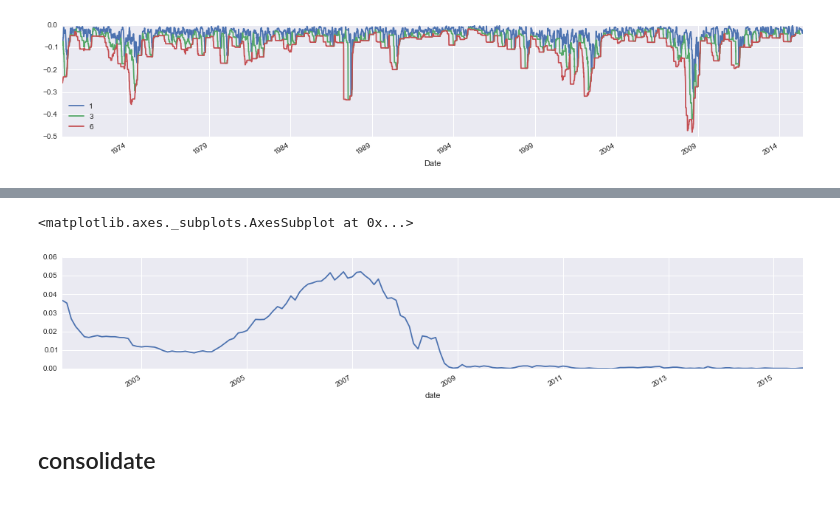
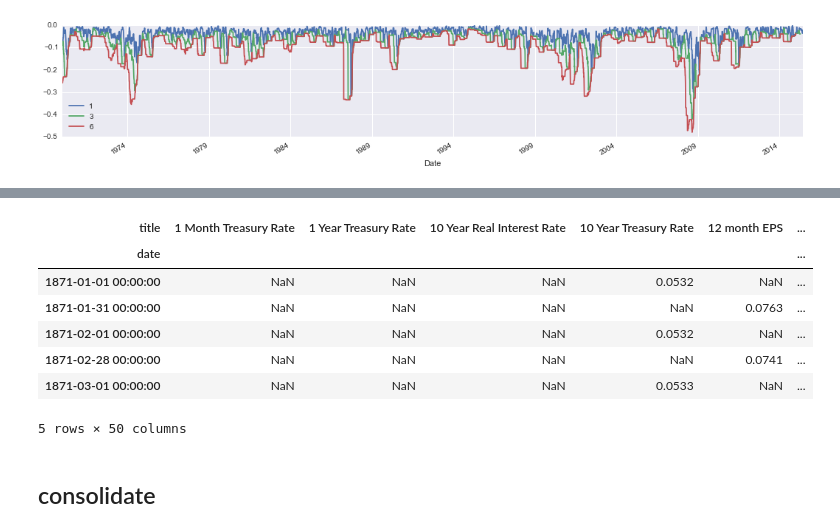
Before and after one commit to rhouck/bubble, a Jupyter notebook: notes/Model Construction.ipynb, the cells around one changed output, grey strips where cells are left out. Cells and saved outputs as stored; diff of their text form; code cells hidden in the pictures.

```diff
--- a/notes/Model Construction.ipynb
+++ b/notes/Model Construction.ipynb
@@ -76,10 +86,16 @@ Import scraped multipl data
 # %%
 multipl = ld.latest_multipl_json_to_pandas()
-# %%
-multipl['1 Month Treasury Rate'].dropna().plot(figsize=[18,3])
-# %% [output]
-<matplotlib.axes._subplots.AxesSubplot at 0x...>
-[figure, removed]
+# %%
+multipl.head()
+# %% [output]
+| title | 1 Month Treasury Rate | 1 Year Treasury Rate | 10 Year Real Interest Rate | 10 Year Treasury Rate | 12 month EPS | ... |
+| date |  |  |  |  |  | ... |
+| 1871-01-01 00:00:00 | NaN | NaN | NaN | 0.0532 | NaN | ... |
+| 1871-01-31 00:00:00 | NaN | NaN | NaN | NaN | 0.0763 | ... |
+| 1871-02-01 00:00:00 | NaN | NaN | NaN | 0.0532 | NaN | ... |
+| 1871-02-28 00:00:00 | NaN | NaN | NaN | NaN | 0.0741 | ... |
+| 1871-03-01 00:00:00 | NaN | NaN | NaN | 0.0533 | NaN | ... |
+5 rows × 50 columns
 # %% [markdown]
 ## consolidate
 # %%
```
Also changed, not shown: parts of 13 cells of this notebook.
